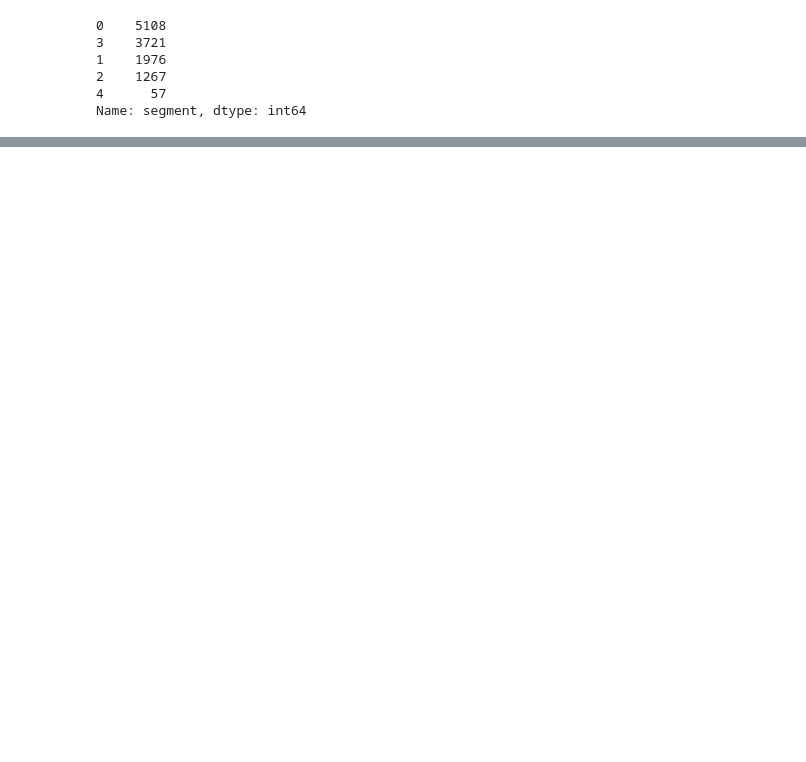
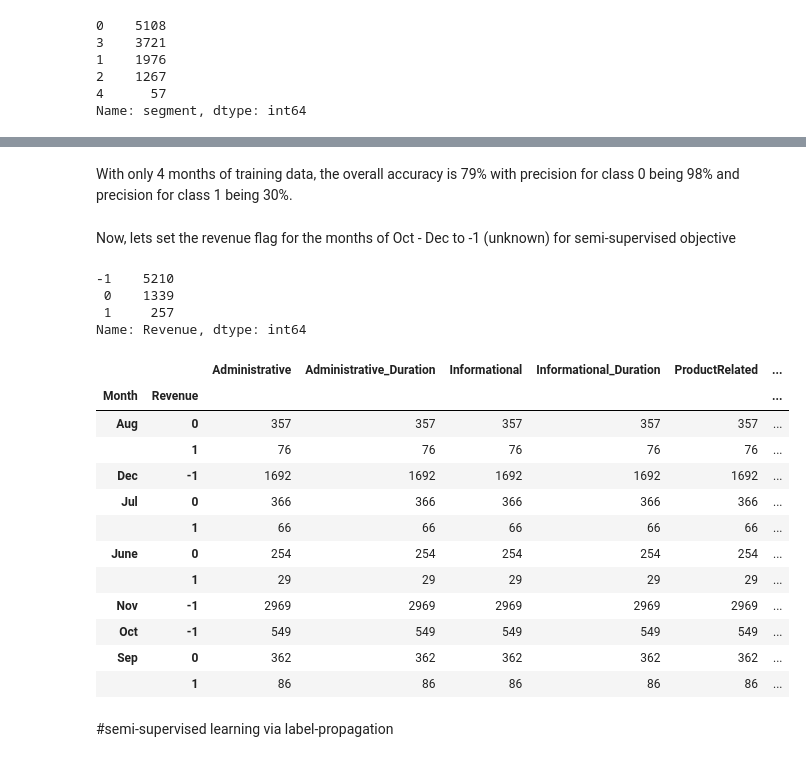
Before and after one commit to swethabez/mle-assign1, a Jupyter notebook: assignments/midterm/nb/ConsumerBehaviorAnalysis.ipynb, the cells around one changed output, grey strips where cells are left out. Drawn from its saved outputs; the diff is of its cells as text; code cells hidden in the pictures; blank space fills up the shorter version.

```diff
--- a/assignments/midterm/nb/ConsumerBehaviorAnalysis.ipynb
+++ b/assignments/midterm/nb/ConsumerBehaviorAnalysis.ipynb
@@ -593,0 +653,15 @@ df_final.to_csv('categ.csv',index=False)
+# %%
+train = pd.read_csv('../dat/online_shoppers_intention.csv.gz', compression='gzip')
+
+#lets delete the duplicate rows
+train.drop_duplicates(keep=False, inplace=True)
+
+#convert data to appropriate datatype
+train['OperatingSystems']  =train['OperatingSystems'].astype('category',copy=False)
+train['Browser']  =train['Browser'].astype('category',copy=False)
+train['Region']  =train['Region'].astype('category',copy=False)
+train['TrafficType']  =train['TrafficType'].astype('category',copy=False)
+train['Revenue']  =train['Revenue'].astype('int',copy=False)
+
+X_train2 = train[train.Month.isin(['June','Jul','Aug','Sep','Oct','Nov','Dec'])]
+X_test2 = train[train.Month.isin(["Feb","Mar"])]
@@ -593,0 +687,31 @@ df_final.to_csv('categ.csv',index=False)
+# %% [markdown]
+With only 4 months of training data, the overall accuracy is 79% with precision for class 0 being 98% and precision for class 1 being 30%.
+# %% [markdown]
+Now, lets set the revenue flag for the months of Oct - Dec to -1 (unknown) for semi-supervised objective
+# %%
+X_train2.loc[X_train2.Month.isin(['Oct','Nov','Dec']),'Revenue'] = -1
+X_train2.Revenue.value_counts()
+# %% [output]
+-1    5210
+ 0    1339
+ 1     257
+Name: Revenue, dtype: int64
+# %%
+#lets check the data to ensure the mapping were accurate
+X_train2.groupby(['Month','Revenue']).count()
+# %% [output]
+|  |  | Administrative | Administrative_Duration | Informational | Informational_Duration | ProductRelated | ... |
+| Month | Revenue |  |  |  |  |  | ... |
+| Aug | 0 | 357 | 357 | 357 | 357 | 357 | ... |
+|  | 1 | 76 | 76 | 76 | 76 | 76 | ... |
+| Dec | -1 | 1692 | 1692 | 1692 | 1692 | 1692 | ... |
+| Jul | 0 | 366 | 366 | 366 | 366 | 366 | ... |
+|  | 1 | 66 | 66 | 66 | 66 | 66 | ... |
+| June | 0 | 254 | 254 | 254 | 254 | 254 | ... |
+|  | 1 | 29 | 29 | 29 | 29 | 29 | ... |
+| Nov | -1 | 2969 | 2969 | 2969 | 2969 | 2969 | ... |
+| Oct | -1 | 549 | 549 | 549 | 549 | 549 | ... |
+| Sep | 0 | 362 | 362 | 362 | 362 | 362 | ... |
+|  | 1 | 86 | 86 | 86 | 86 | 86 | ... |
+# %% [markdown]
+#semi-supervised learning via label-propagation
```
Also changed, not shown: parts of 65 cells of this notebook.
